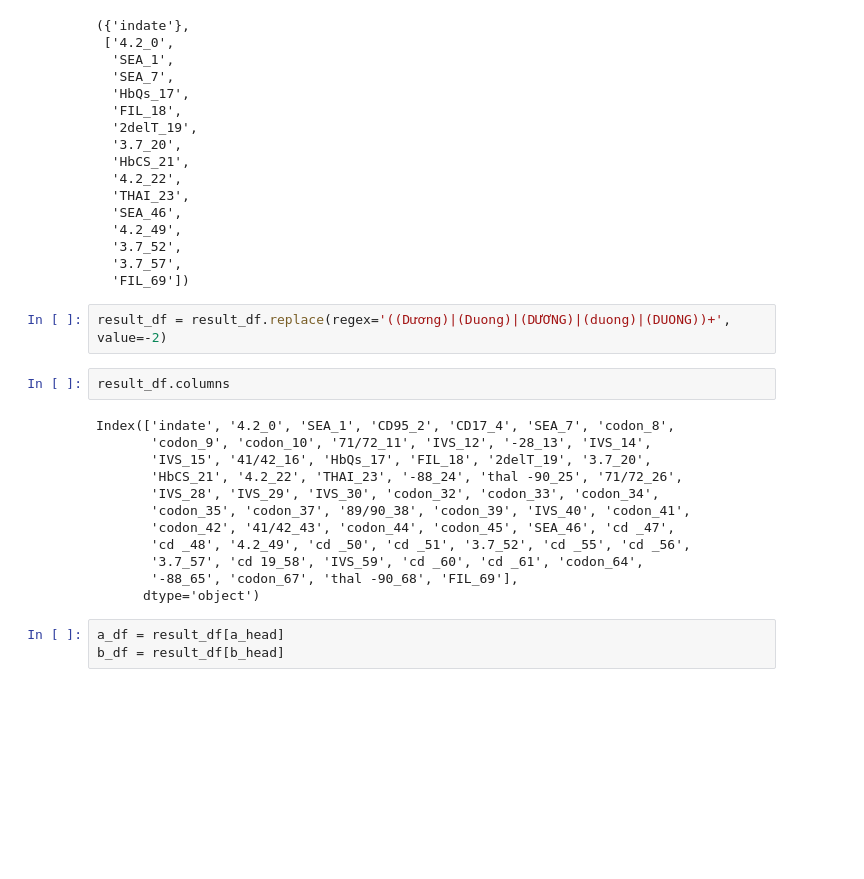
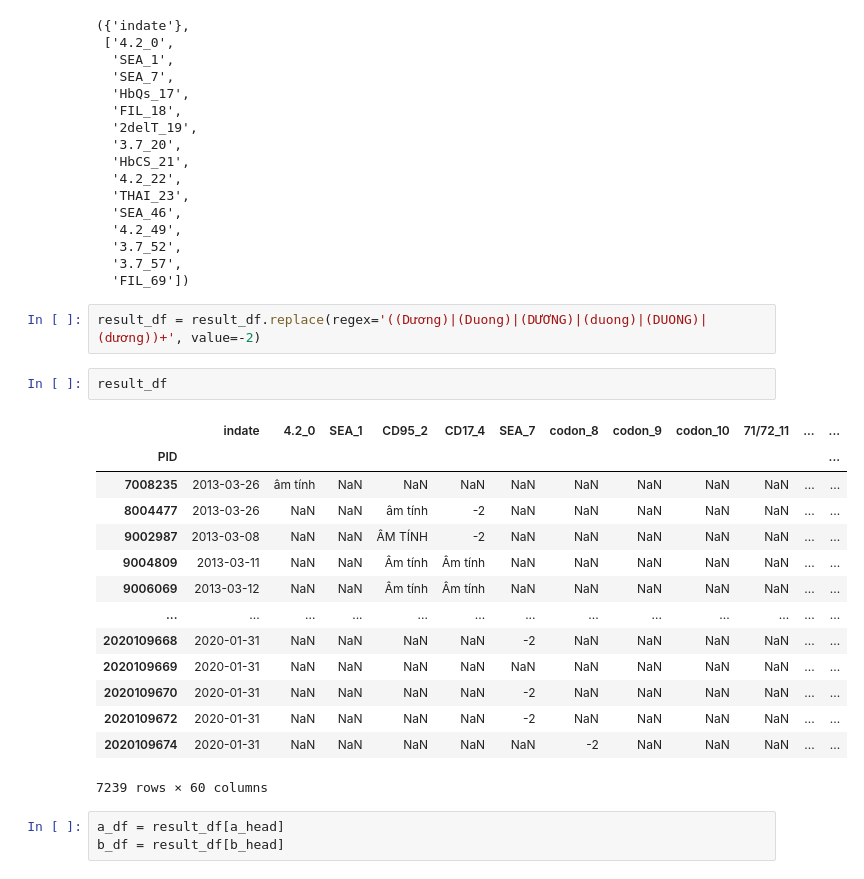
Before and after one commit to tupm2208/thalassemia, a Jupyter notebook: notebooks/TONG_HOP.ipynb, the cells around one changed output. Cells and saved outputs as stored; diff of their text form; blank space fills up the shorter version.

```diff
--- a/notebooks/TONG_HOP.ipynb
+++ b/notebooks/TONG_HOP.ipynb
@@ -122,21 +155,24 @@ set(result_df.columns) - (set(a_head) | set(b_head)), a_head
   '3.7_57',
   'FIL_69'])
 # %%
-result_df = result_df.replace(regex='((Dương)|(Duong)|(DƯƠNG)|(duong)|(DUONG))+', value=-2)
+result_df = result_df.replace(regex='((Dương)|(Duong)|(DƯƠNG)|(duong)|(DUONG)|(dương))+', value=-2)
 # %%
-result_df.columns
+result_df
 # %% [output]
+|  | indate | 4.2_0 | SEA_1 | CD95_2 | CD17_4 | SEA_7 | codon_8 | codon_9 | codon_10 | 71/72_11 | ... | ... |
+| PID |  |  |  |  |  |  |  |  |  |  |  | ... |
+| 7008235 | ﻿2013-03-26 | âm tính | NaN | NaN | NaN | NaN | NaN | NaN | NaN | NaN | ... | ... |
+| 8004477 | 2013-03-26 | NaN | NaN | âm tính | -2 | NaN | NaN | NaN | NaN | NaN | ... | ... |
+| 9002987 | 2013-03-08 | NaN | NaN | ÂM TÍNH | -2 | NaN | NaN | NaN | NaN | NaN | ... | ... |
+| 9004809 | 2013-03-11 | NaN | NaN | Âm tính | Âm tính | NaN | NaN | NaN | NaN | NaN | ... | ... |
+| 9006069 | 2013-03-12 | NaN | NaN | Âm tính | Âm tính | NaN | NaN | NaN | NaN | NaN | ... | ... |
+| ... | ... | ... | ... | ... | ... | ... | ... | ... | ... | ... | ... | ... |
+| 2020109668 | 2020-01-31 | NaN | NaN | NaN | NaN | -2 | NaN | NaN | NaN | NaN | ... | ... |
+| 2020109669 | 2020-01-31 | NaN | NaN | NaN | NaN | NaN | NaN | NaN | NaN | NaN | ... | ... |
+| 2020109670 | 2020-01-31 | NaN | NaN | NaN | NaN | -2 | NaN | NaN | NaN | NaN | ... | ... |
+| 2020109672 | 2020-01-31 | NaN | NaN | NaN | NaN | -2 | NaN | NaN | NaN | NaN | ... | ... |
+| 2020109674 | 2020-01-31 | NaN | NaN | NaN | NaN | NaN | -2 | NaN | NaN | NaN | ... | ... |
-Index(['indate', '4.2_0', 'SEA_1', 'CD95_2', 'CD17_4', 'SEA_7', 'codon_8',
-       'codon_9', 'codon_10', '71/72_11', 'IVS_12', '-28_13', 'IVS_14',
-       'IVS_15', '41/42_16', 'HbQs_17', 'FIL_18', '2delT_19', '3.7_20',
-       'HbCS_21', '4.2_22', 'THAI_23', '-88_24', 'thal -90_25', '71/72_26',
-       'IVS_28', 'IVS_29', 'IVS_30', 'codon_32', 'codon_33', 'codon_34',
-       'codon_35', 'codon_37', '89/90_38', 'codon_39', 'IVS_40', 'codon_41',
-       'codon_42', '41/42_43', 'codon_44', 'codon_45', 'SEA_46', 'cd _47',
-       'cd _48', '4.2_49', 'cd _50', 'cd _51', '3.7_52', 'cd _55', 'cd _56',
-       '3.7_57', 'cd 19_58', 'IVS_59', 'cd _60', 'cd _61', 'codon_64',
-       '-88_65', 'codon_67', 'thal -90_68', 'FIL_69'],
-      dtype='object')
+7239 rows × 60 columns
 # %%
 a_df = result_df[a_head]
 b_df = result_df[b_head]
```
Also changed, not shown: parts of 10 cells of this notebook, 5 other files.
